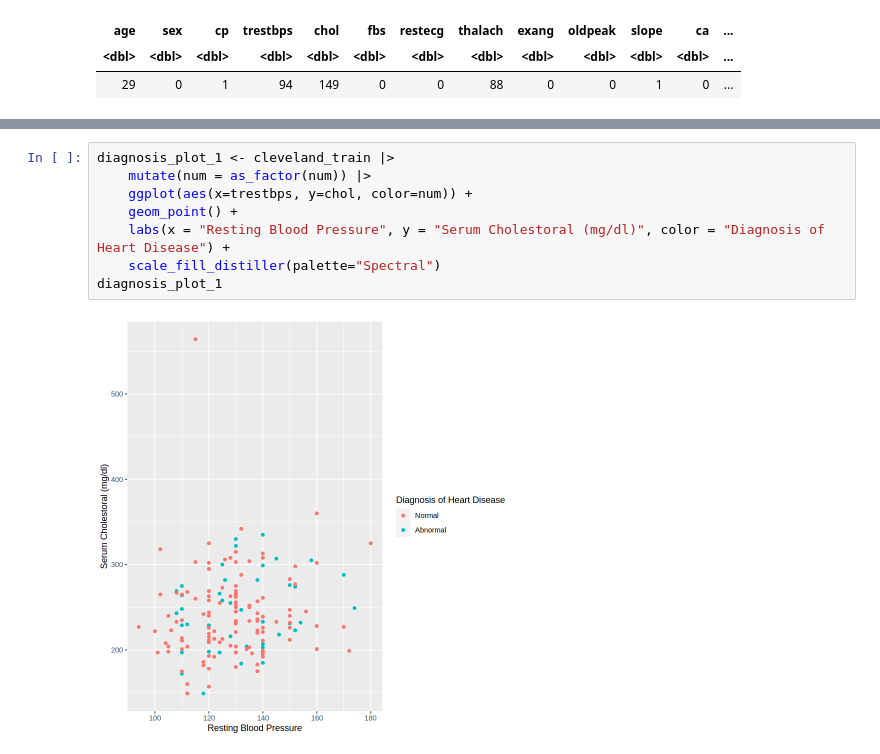
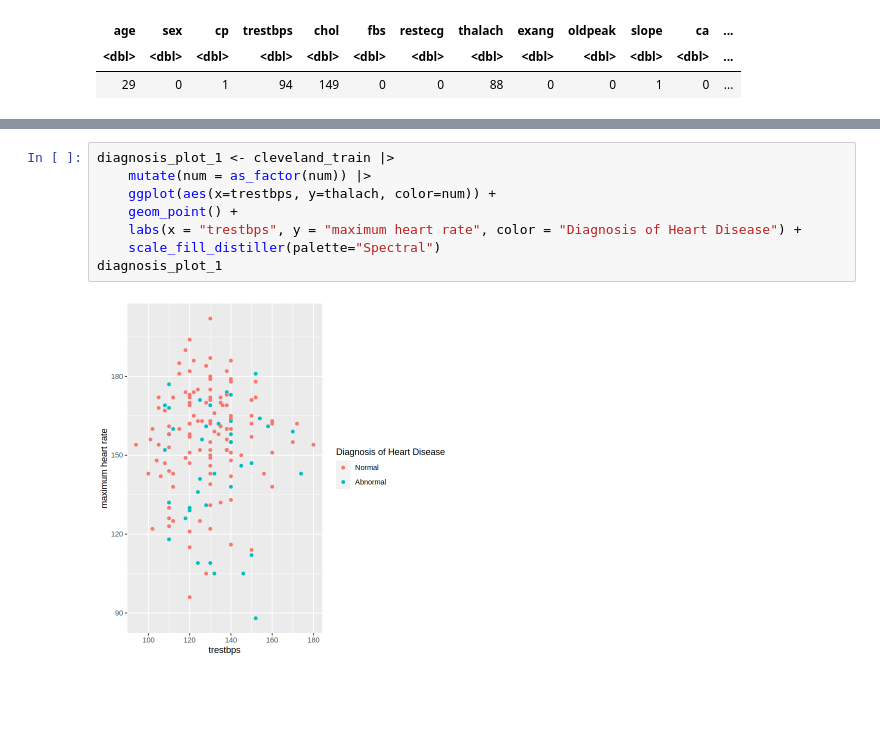
Before and after one commit to TimWei12/Group_25_project, a Jupyter notebook: Project proposal.ipynb, the cells around one changed output, grey strips where cells are left out. Cells and saved outputs as stored; diff of their text form; blank space fills up the shorter version.

```diff
--- a/Project proposal.ipynb
+++ b/Project proposal.ipynb
@@ -203,10 +256,10 @@ Examples
 # %%
 diagnosis_plot_1 <- cleveland_train |>
     mutate(num = as_factor(num)) |>
-    ggplot(aes(x=trestbps, y=chol, color=num)) +
+    ggplot(aes(x=trestbps, y=thalach, color=num)) +
     geom_point() +
-    labs(x = "Resting Blood Pressure", y = "Serum Cholestoral (mg/dl)", color = "Diagnosis of Heart Disease") +
+    labs(x = "trestbps", y = "maximum heart rate", color = "Diagnosis of Heart Disease") +
     scale_fill_distiller(palette="Spectral")
 diagnosis_plot_1
 # %% [output]
-[figure, old version]
+[figure, new version]
```
Also changed, not shown: parts of 12 cells of this notebook.
